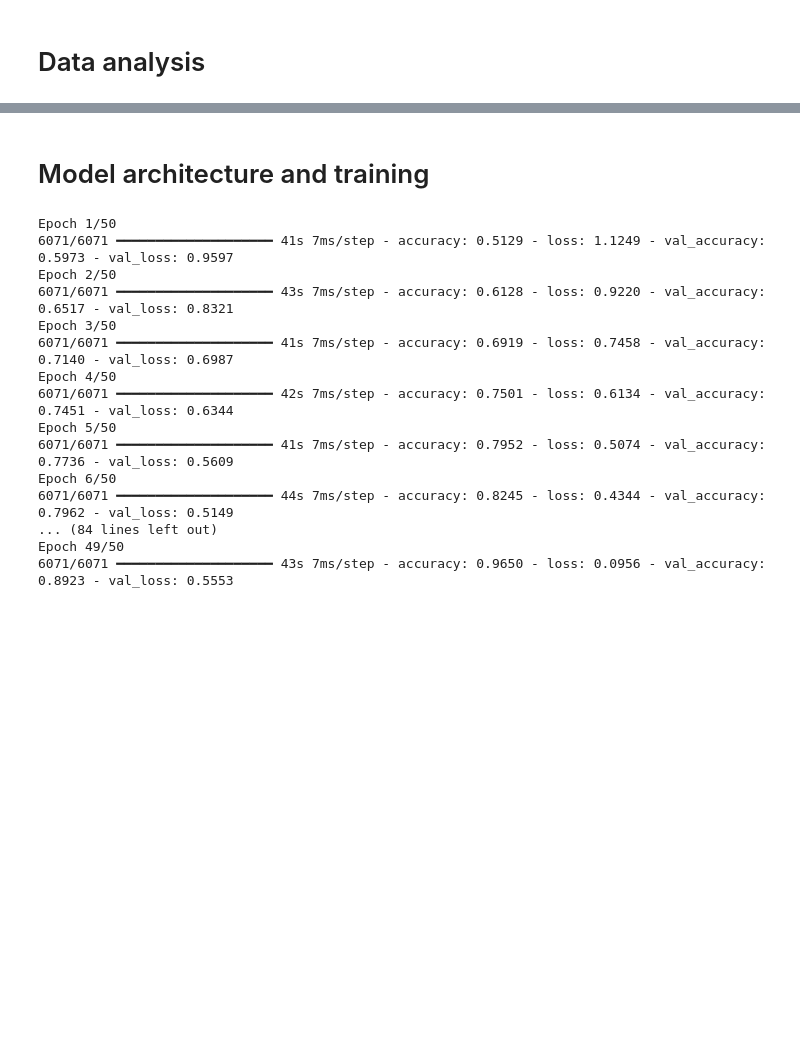
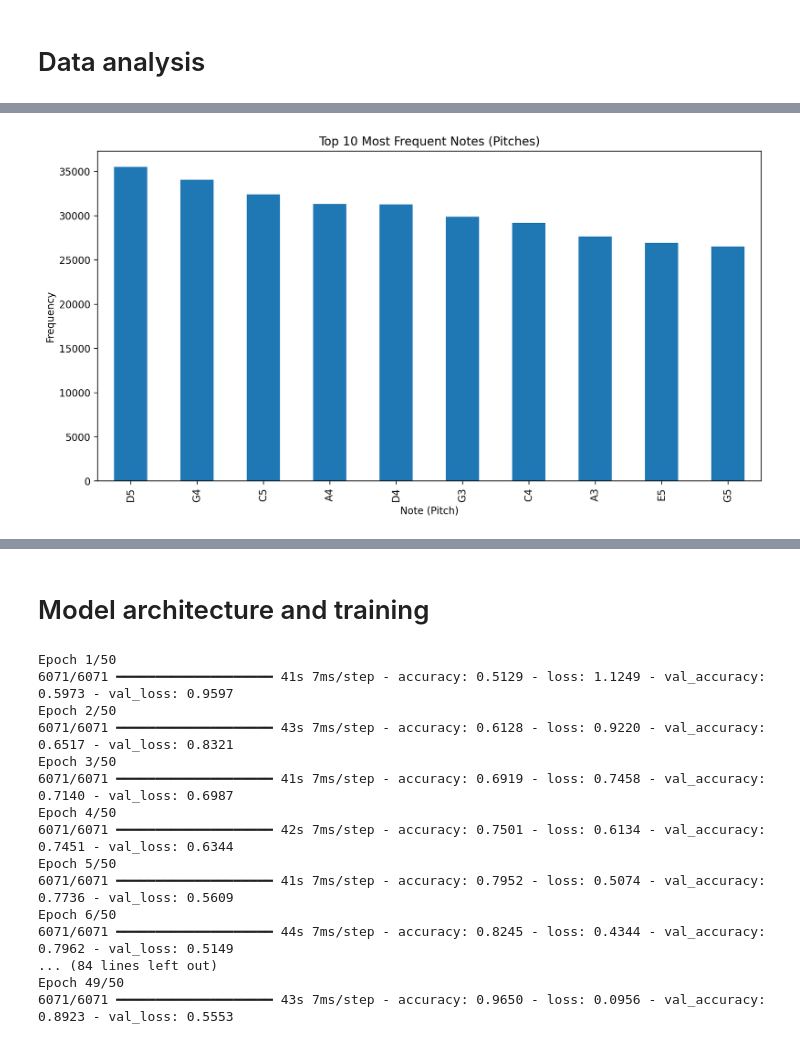
Before and after one commit to elan-wilkinson/Musical-Composer-Prediction-Grp8, a Jupyter notebook: AAI_511_Project_Midi_classic_music.ipynb, the cells around one changed output, grey strips where cells are left out. Drawn from its saved outputs; the diff is of its cells as text; code cells hidden in the pictures; blank space fills up the shorter version.

```diff
--- a/AAI_511_Project_Midi_classic_music.ipynb
+++ b/AAI_511_Project_Midi_classic_music.ipynb
@@ -172,0 +202,16 @@ NameError: name 'all_notes' is not defined
+# %%
+# Distribution of Notes (Pitches) - Top 10
+all_pitches = [note for sublist in all_notes for note in sublist]
+pitch_counts = pd.Series(all_pitches).value_counts()
+
+# Get the top 10 most frequent pitches
+top_pitches = pitch_counts.head(10)
+
+plt.figure(figsize=(12, 6))
+top_pitches.plot(kind='bar')
+plt.title("Top 10 Most Frequent Notes (Pitches)")
+plt.xlabel("Note (Pitch)")
+plt.ylabel("Frequency")
+plt.show()
+# %% [output]
+[figure, added]
```
Also changed, not shown: parts of 12 cells of this notebook.
